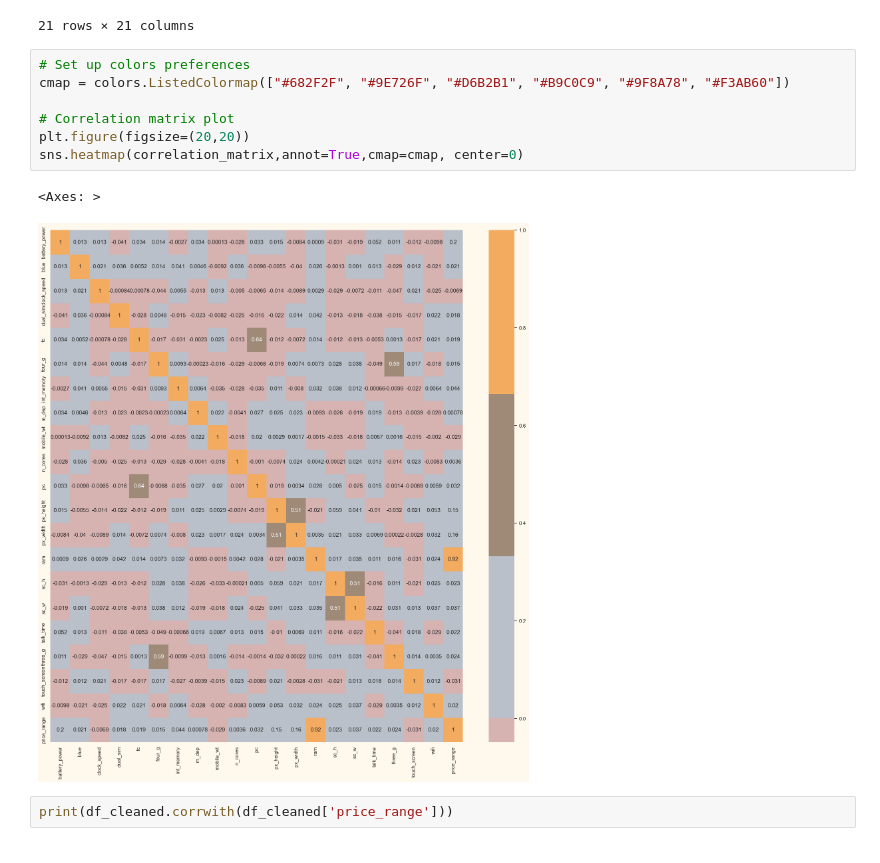
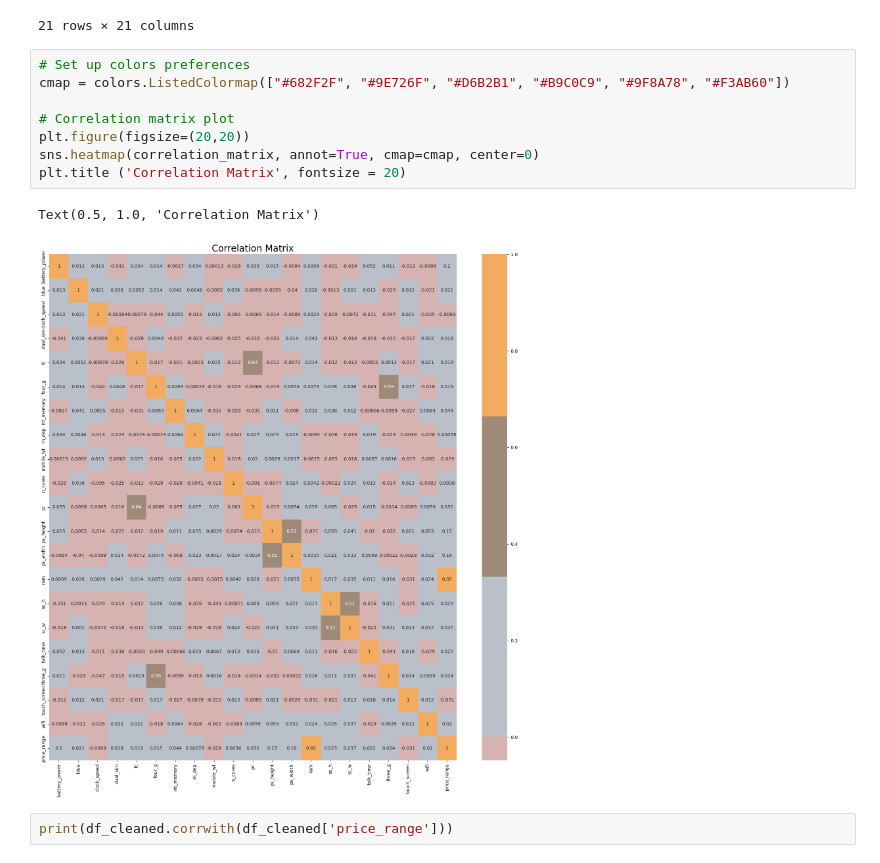
Before and after one commit to leonguyen18/MQ-Data-Science-Portfolio-3, a Jupyter notebook: 48203971_Portfolio3.ipynb, the cells around one changed output. Saved outputs shown, nothing was run; the diff lists cells and outputs as text.

```diff
--- a/48203971_Portfolio3.ipynb
+++ b/48203971_Portfolio3.ipynb
@@ -201,13 +201,14 @@ correlation_matrix
 # %%
 # Set up colors preferences
 cmap = colors.ListedColormap(["#682F2F", "#9E726F", "#D6B2B1", "#B9C0C9", "#9F8A78", "#F3AB60"])
 
 # Correlation matrix plot
 plt.figure(figsize=(20,20))
-sns.heatmap(correlation_matrix,annot=True,cmap=cmap, center=0)
+sns.heatmap(correlation_matrix, annot=True, cmap=cmap, center=0)
+plt.title ('Correlation Matrix', fontsize = 20)
 # %% [output]
-<Axes: >
+Text(0.5, 1.0, 'Correlation Matrix')
-[figure, old version]
+[figure, new version]
 # %%
 print(df_cleaned.corrwith(df_cleaned['price_range']))
 # %% [output]
```
Also changed, not shown: parts of 4 cells of this notebook.
